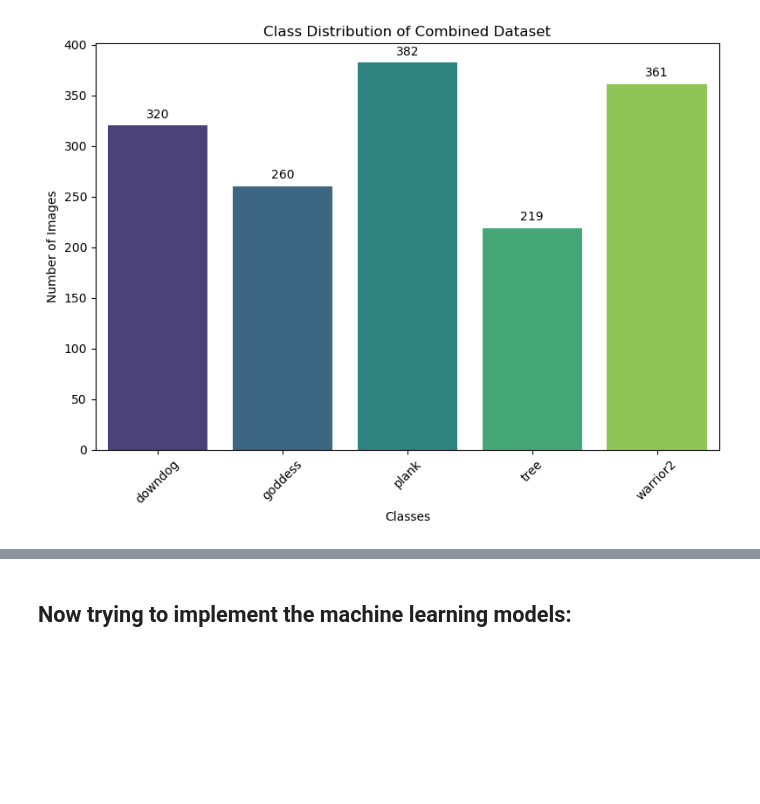
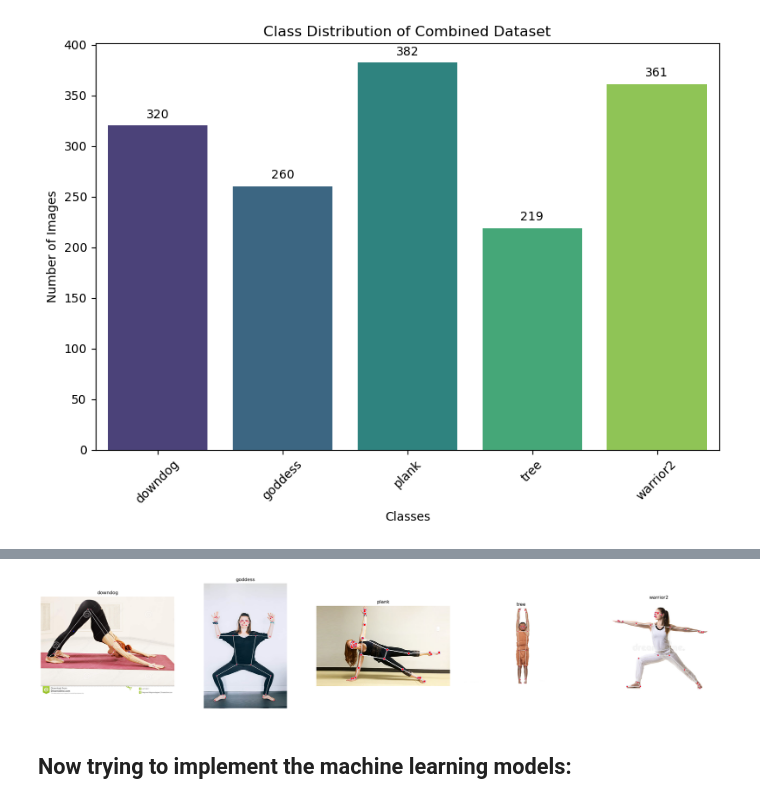
Before and after one commit to Aishwarya-Ubale/YogaPoseDetection, a Jupyter notebook: AnnotationForKeyPointDetection.ipynb, the cells around one changed output, grey strips where cells are left out. Saved outputs shown, nothing was run; the diff lists cells and outputs as text; code cells hidden in the pictures; blank space fills up the shorter version.

```diff
--- a/AnnotationForKeyPointDetection.ipynb
+++ b/AnnotationForKeyPointDetection.ipynb
@@ -537,3 +474,54 @@ C:\Users\AISHWARYA UBALE\Downloads\archive (6)\DATASET\TRAIN\\warrior2
+# %%
+import mediapipe as mp
+import cv2
+import matplotlib.pyplot as plt
+import os
+import random
+
+# Assuming you have the image path and MediaPipe setup
+image_dirpath = "C:\\Users\\AISHWARYA UBALE\\Downloads\\archive (6)\\DATASET\\TRAIN\\"  # Replace with your image path
+
+mpPose = mp.solutions.pose
+
+fig, axs = plt.subplots(1, 5, figsize=(25, 5))  # Adjust the size and number of columns as needed
+
+for idx, imgfolder in enumerate(os.listdir(image_dirpath)):
+    imgpath = os.path.join(image_dirpath, imgfolder)
+
+    # Get list of images in the folder
+    images_in_folder = os.listdir(imgpath)
+    random_img = random.choice(images_in_folder)  # Choose a random image
+
+    # Load the randomly selected image
+    image = cv2.imread(os.path.join(imgpath, random_img))
+    imageRGB = cv2.cvtColor(image, cv2.COLOR_BGR2RGB)
+
+    # Initialize MediaPipe Pose
+    pose = mpPose.Pose()
+
+    # Process the image
+    results = pose.process(imageRGB)
+
+    # Draw landmarks and connections on the image
+    if results.pose_landmarks:
+        for landmark in results.pose_landmarks.landmark:
+            x = int(landmark.x * image.shape[1])
+            y = int(landmark.y * image.shape[0])
+            cv2.circle(image, (x, y), 5, (255, 0, 0), -1)  # Draw landmarks as circles
+
+        # Draw connections between landmarks to visualize the skeleton
+        mpDraw = mp.solutions.drawing_utils
+        mpDraw.draw_landmarks(image, results.pose_landmarks, mpPose.POSE_CONNECTIONS)
+
+    # Display the image with the overlaid skeleton in a subplot
+    axs[idx].imshow(cv2.cvtColor(image, cv2.COLOR_BGR2RGB))
+    axs[idx].axis('off')
+    axs[idx].set_title(imgfolder)
+
+plt.tight_layout()
+plt.show()
+# %% [output]
+[figure, added]
 # %% [markdown]
 ## Now trying to implement the machine learning models:
 # %%
```
Also changed, not shown: parts of 1 cell of this notebook.
